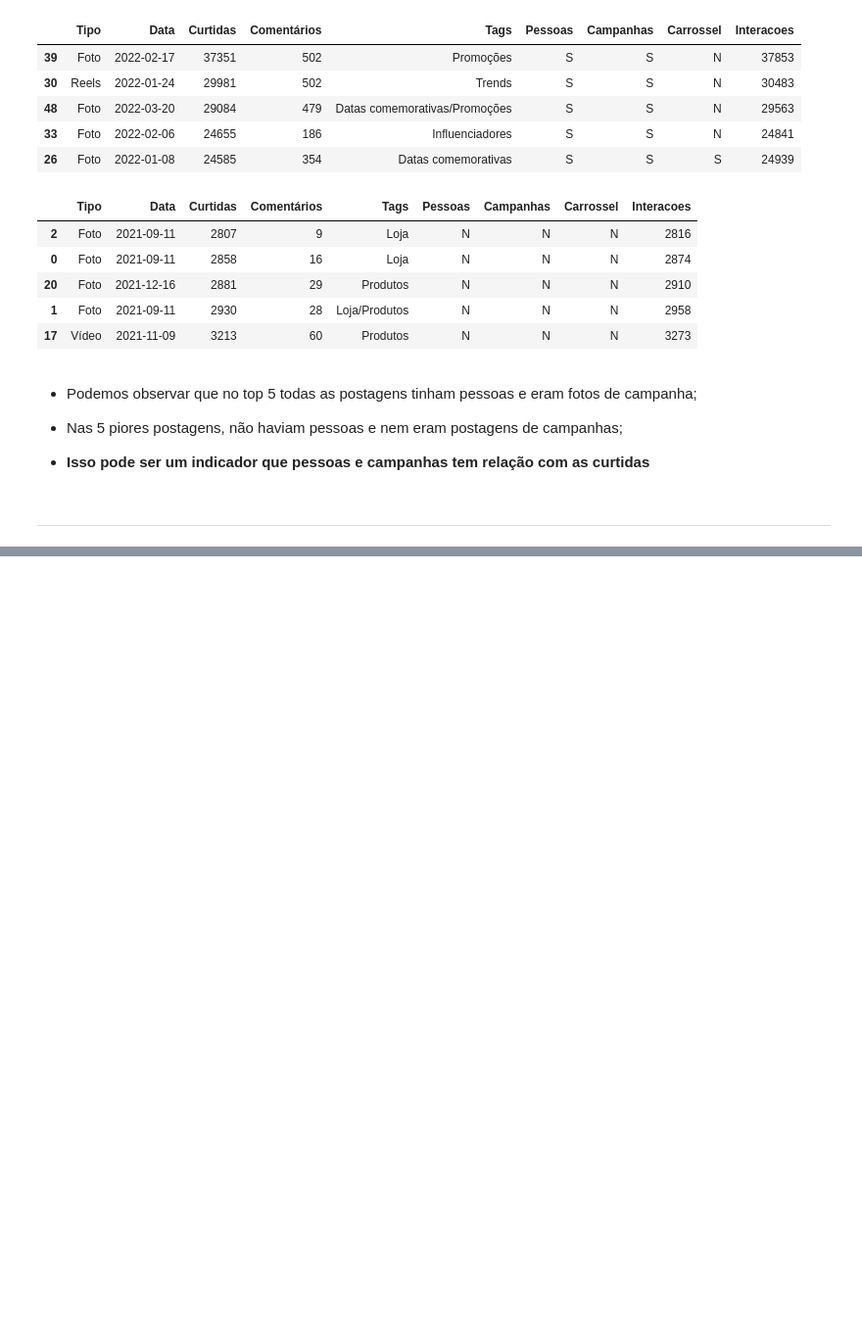
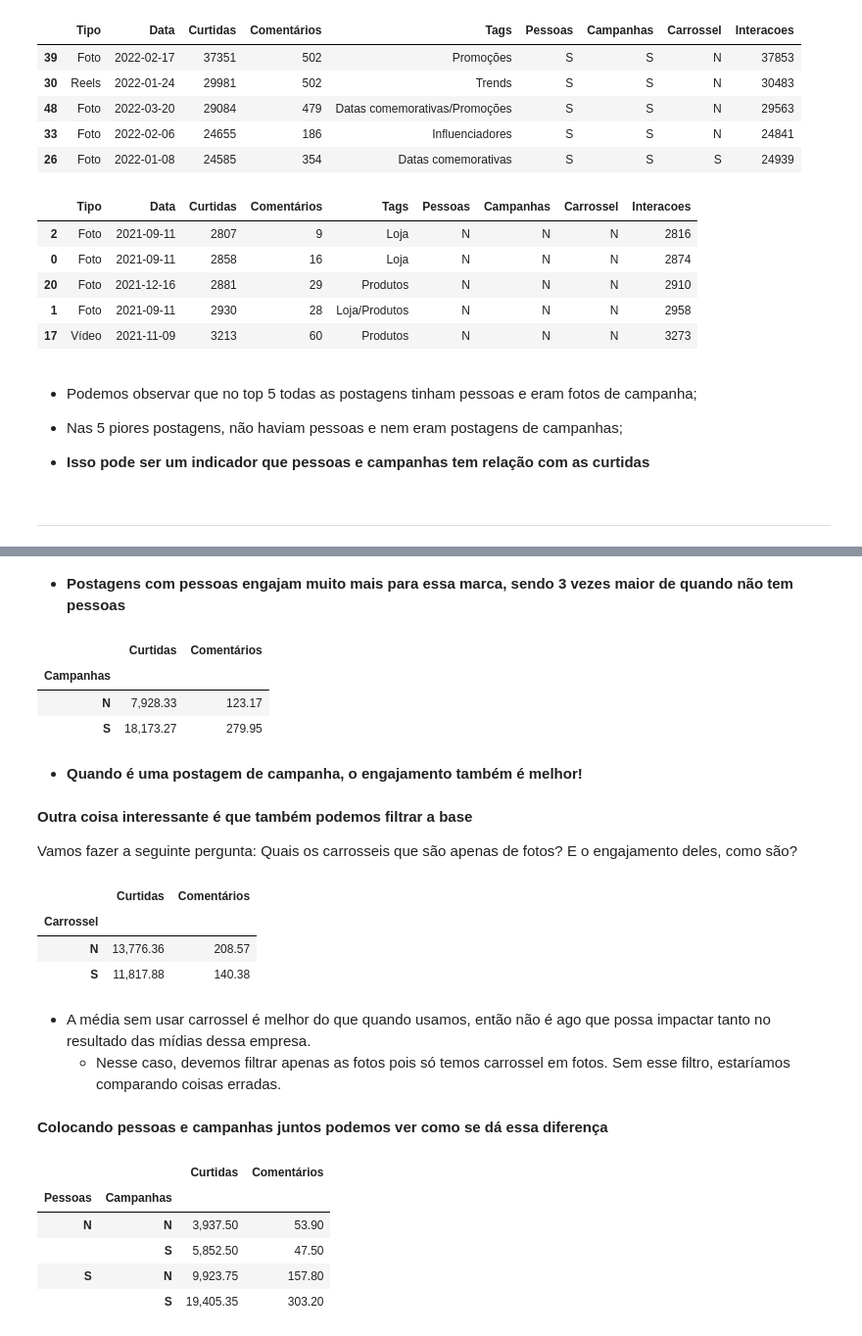
Before and after one commit to joao-victor-73/python.estudos, a Jupyter notebook: Estudos/Analise de Dados/Projeto Analisando o engajamento do instragram/analise_instagram.ipynb, the cells around one changed output, grey strips where cells are left out. Shown: that part at 98% size. Cells and saved outputs as stored; diff of their text form; code cells hidden in the pictures; blank space fills up the shorter version.

```diff
--- a/Estudos/Analise de Dados/Projeto Analisando o engajamento do instragram/analise_instagram.ipynb
+++ b/Estudos/Analise de Dados/Projeto Analisando o engajamento do instragram/analise_instagram.ipynb
@@ -230,0 +300,38 @@ ___
+# %% [markdown]
+- **Postagens com pessoas engajam muito mais para essa marca, sendo 3 vezes maior de quando não tem pessoas**
+# %%
+# Somente para campanhas
+base.groupby("Campanhas")[["Curtidas", "Comentários"]].mean()
+# %% [output]
+|  | Curtidas | Comentários |
+| Campanhas |  |  |
+| N | 7,928.33 | 123.17 |
+| S | 18,173.27 | 279.95 |
+# %% [markdown]
+- **Quando é uma postagem de campanha, o engajamento também é melhor!**
+# %% [markdown]
+**Outra coisa interessante é que também podemos filtrar a base**
+
+Vamos fazer a seguinte pergunta: Quais os carrosseis que são apenas de fotos? E o engajamento deles, como são?
+# %%
+base[base['Tipo'] == 'Foto'].groupby(['Carrossel'])[["Curtidas", "Comentários"]].mean()
+# %% [output]
+|  | Curtidas | Comentários |
+| Carrossel |  |  |
+| N | 13,776.36 | 208.57 |
+| S | 11,817.88 | 140.38 |
+# %% [markdown]
+- A média sem usar carrossel é melhor do que quando usamos, então não é ago que possa impactar tanto no resultado das mídias dessa empresa.
+    - Nesse caso, devemos filtrar apenas as fotos pois só temos carrossel em fotos. Sem esse filtro, estaríamos comparando coisas erradas.
+# %% [markdown]
+**Colocando pessoas e campanhas juntos podemos ver como se dá essa diferença**
+# %%
+# Agregando por pessoas e campanhas
+base.groupby(["Pessoas", "Campanhas"])[["Curtidas", "Comentários"]].mean()
+# %% [output]
+|  |  | Curtidas | Comentários |
+| Pessoas | Campanhas |  |  |
+| N | N | 3,937.50 | 53.90 |
+|  | S | 5,852.50 | 47.50 |
+| S | N | 9,923.75 | 157.80 |
+|  | S | 19,405.35 | 303.20 |
```
Also changed, not shown: parts of 13 cells of this notebook.
